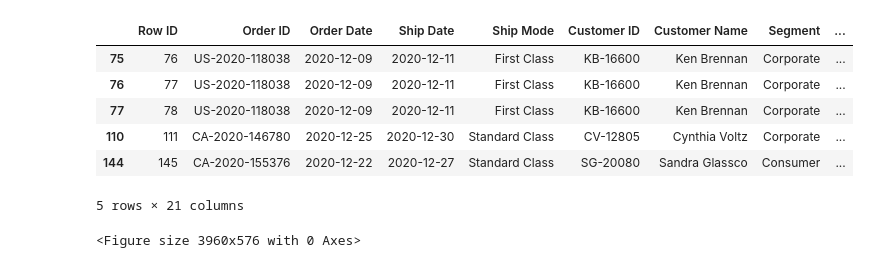
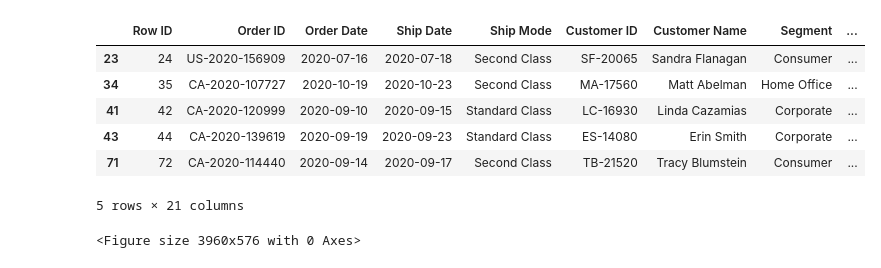
Before and after one commit to parikshitshinge/superstore-sales-analytics, a Jupyter notebook: superstore_sales_analytics.ipynb, the cells around one changed output. Saved outputs shown, nothing was run; the diff lists cells and outputs as text; code cells hidden in the pictures.

```diff
--- a/superstore_sales_analytics.ipynb
+++ b/superstore_sales_analytics.ipynb
@@ -1,33 +1,33 @@
 # %%
 #imports
 
 import pandas as pd
 import numpy as np
 from pandas import Series, DataFrame
 import matplotlib.pyplot as plt
 import seaborn as sns
 from datetime import datetime
 %matplotlib inline
 
 plt.figure(figsize=(55,8))
 
 #read data from excel
 sales_df_mast = pd.read_excel("Sample - Superstore.xls")
 
 #set start and end date for analaysis - choosing rolling 1 month
 end = sales_df_mast['Order Date'].max()
-start = datetime(end.year, end.month-1, end.day)
+start = datetime(end.year, end.month-6, end.day)
 
 #filtering only required data
 sales_df = sales_df_mast[sales_df_mast['Order Date'] >= start]
 sales_df.head()
 # %% [output]
 |  | Row ID | Order ID | Order Date | Ship Date | Ship Mode | Customer ID | Customer Name | Segment | ... |
-| 75 | 76 | US-2020-118038 | 2020-12-09 | 2020-12-11 | First Class | KB-16600 | Ken Brennan | Corporate | ... |
-| 76 | 77 | US-2020-118038 | 2020-12-09 | 2020-12-11 | First Class | KB-16600 | Ken Brennan | Corporate | ... |
-| 77 | 78 | US-2020-118038 | 2020-12-09 | 2020-12-11 | First Class | KB-16600 | Ken Brennan | Corporate | ... |
-| 110 | 111 | CA-2020-146780 | 2020-12-25 | 2020-12-30 | Standard Class | CV-12805 | Cynthia Voltz | Corporate | ... |
-| 144 | 145 | CA-2020-155376 | 2020-12-22 | 2020-12-27 | Standard Class | SG-20080 | Sandra Glassco | Consumer | ... |
+| 23 | 24 | US-2020-156909 | 2020-07-16 | 2020-07-18 | Second Class | SF-20065 | Sandra Flanagan | Consumer | ... |
+| 34 | 35 | CA-2020-107727 | 2020-10-19 | 2020-10-23 | Second Class | MA-17560 | Matt Abelman | Home Office | ... |
+| 41 | 42 | CA-2020-120999 | 2020-09-10 | 2020-09-15 | Standard Class | LC-16930 | Linda Cazamias | Corporate | ... |
+| 43 | 44 | CA-2020-139619 | 2020-09-19 | 2020-09-23 | Standard Class | ES-14080 | Erin Smith | Corporate | ... |
+| 71 | 72 | CA-2020-114440 | 2020-09-14 | 2020-09-17 | Second Class | TB-21520 | Tracy Blumstein | Consumer | ... |
 5 rows × 21 columns
 <Figure size 3960x576 with 0 Axes>
 # %%
```
Also changed, not shown: parts of 7 cells of this notebook.
